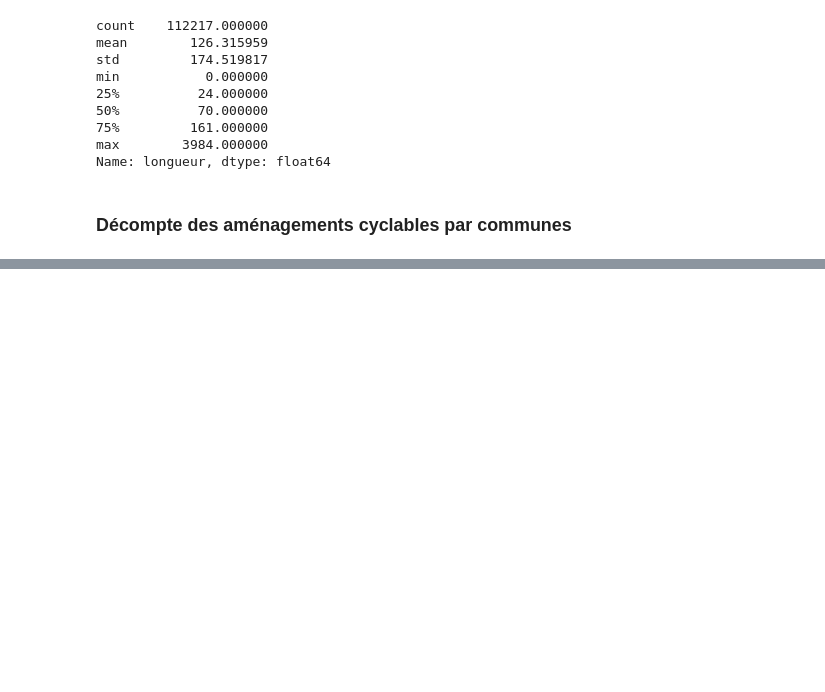
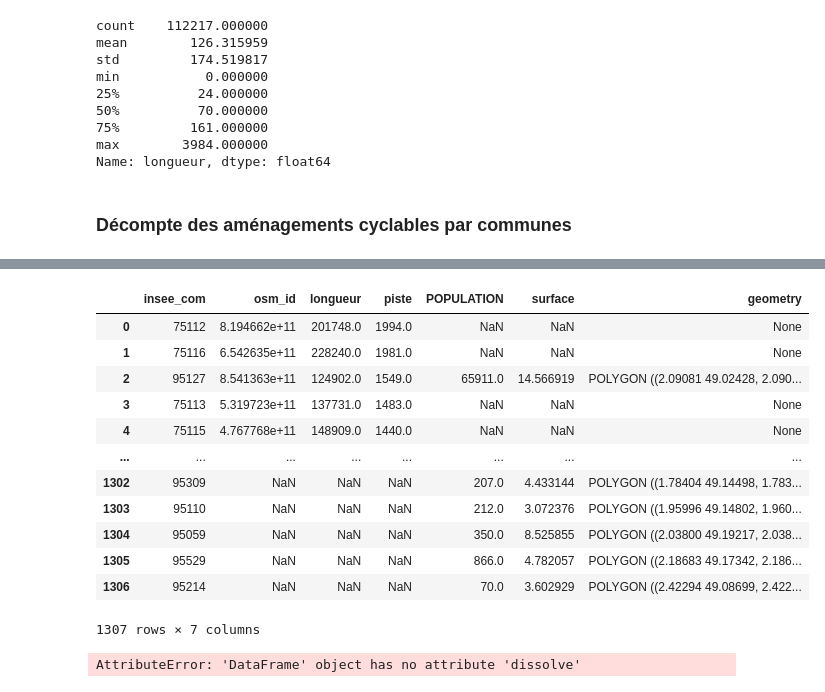
Before and after one commit to christellenguenang/Projet_Catherine_Christelle, a Jupyter notebook: Analyse descriptives.ipynb, the cells around one changed output, grey strips where cells are left out. Cells and saved outputs as stored; diff of their text form; code cells hidden in the pictures; blank space fills up the shorter version.

```diff
--- a/Analyse descriptives.ipynb
+++ b/Analyse descriptives.ipynb
@@ -131,0 +132,28 @@ y
+# %%
+base = y.merge(communes[['insee_com', 'POPULATION', 'surface', 'geometry']], how='outer', on='insee_com')
+# %%
+base
+# %% [output]
+|  | insee_com | osm_id | longueur | piste | POPULATION | surface | geometry |
+| 0 | 75112 | 8.194662e+11 | 201748.0 | 1994.0 | NaN | NaN | None |
+| 1 | 75116 | 6.542635e+11 | 228240.0 | 1981.0 | NaN | NaN | None |
+| 2 | 95127 | 8.541363e+11 | 124902.0 | 1549.0 | 65911.0 | 14.566919 | POLYGON ((2.09081 49.02428, 2.090... |
+| 3 | 75113 | 5.319723e+11 | 137731.0 | 1483.0 | NaN | NaN | None |
+| 4 | 75115 | 4.767768e+11 | 148909.0 | 1440.0 | NaN | NaN | None |
+| ... | ... | ... | ... | ... | ... | ... | ... |
+| 1302 | 95309 | NaN | NaN | NaN | 207.0 | 4.433144 | POLYGON ((1.78404 49.14498, 1.783... |
+| 1303 | 95110 | NaN | NaN | NaN | 212.0 | 3.072376 | POLYGON ((1.95996 49.14802, 1.960... |
+| 1304 | 95059 | NaN | NaN | NaN | 350.0 | 8.525855 | POLYGON ((2.03800 49.19217, 2.038... |
+| 1305 | 95529 | NaN | NaN | NaN | 866.0 | 4.782057 | POLYGON ((2.18683 49.17342, 2.186... |
+| 1306 | 95214 | NaN | NaN | NaN | 70.0 | 3.602929 | POLYGON ((2.42294 49.08699, 2.422... |
+1307 rows × 7 columns
+# %%
+dissolved = base.dissolve(by='insee_com', aggfunc='sum')
+ax = dissolved.plot(column="piste", legend=True, figsize=(10, 10))
+legend = ax.get_legend()
+legend.set_title("Titre de la légende")  # Remplacez par le titre souhaité
+
+# Afficher la carte
+plt.show()
+# %% [output]
+AttributeError: 'DataFrame' object has no attribute 'dissolve'
```
Also changed, not shown: parts of 7 cells of this notebook.
